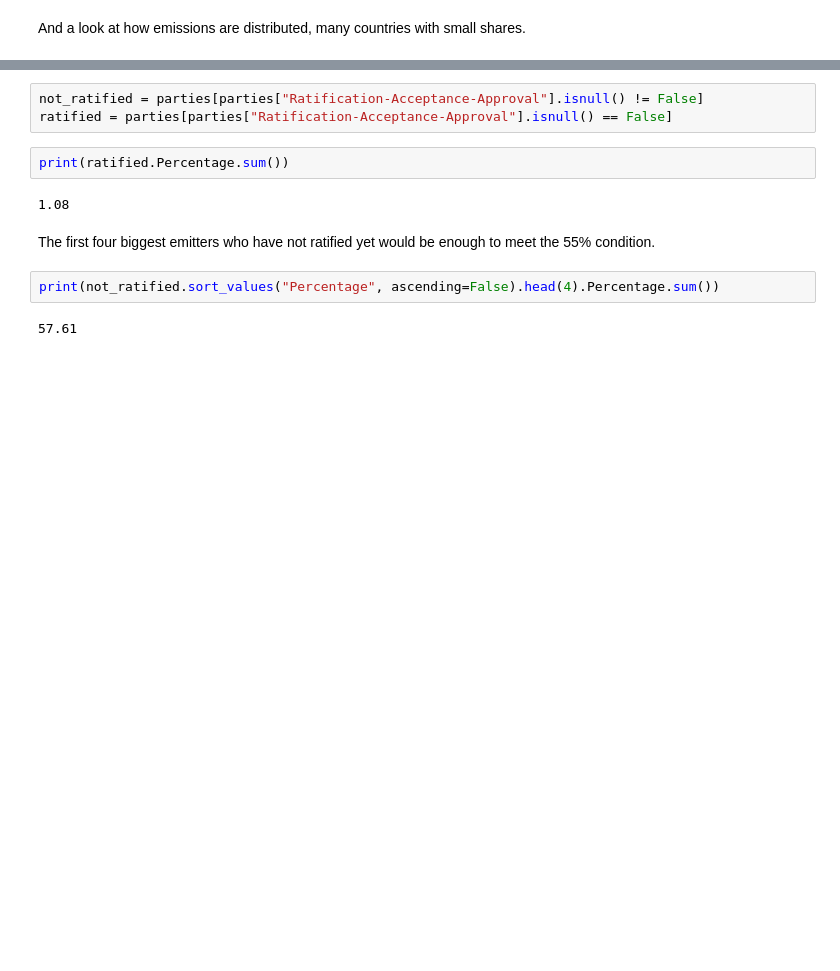
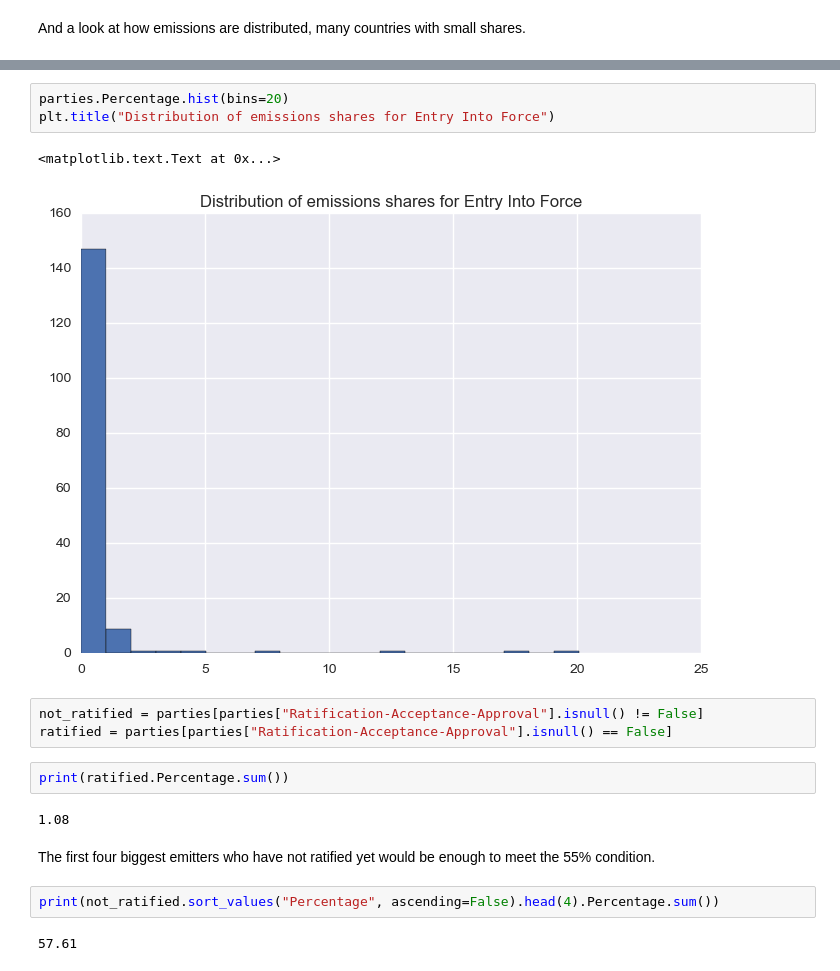
Before and after one commit to openclimatedata/notebooks, a Jupyter notebook: Paris Agreement Entry Into Force.ipynb, the cells around one changed output, grey strips where cells are left out. Cells and saved outputs as stored; diff of their text form; blank space fills up the shorter version.

```diff
--- a/Paris Agreement Entry Into Force.ipynb
+++ b/Paris Agreement Entry Into Force.ipynb
@@ -83,3 +79,9 @@ parties.Percentage.hist(bins=10)
+# %%
+parties.Percentage.hist(bins=20)
+plt.title("Distribution of emissions shares for Entry Into Force")
+# %% [output]
+<matplotlib.text.Text at 0x...>
+[figure, added]
 # %%
 not_ratified = parties[parties["Ratification-Acceptance-Approval"].isnull() != False]
 ratified = parties[parties["Ratification-Acceptance-Approval"].isnull() == False]
```
Also changed, not shown: parts of 5 cells of this notebook.
